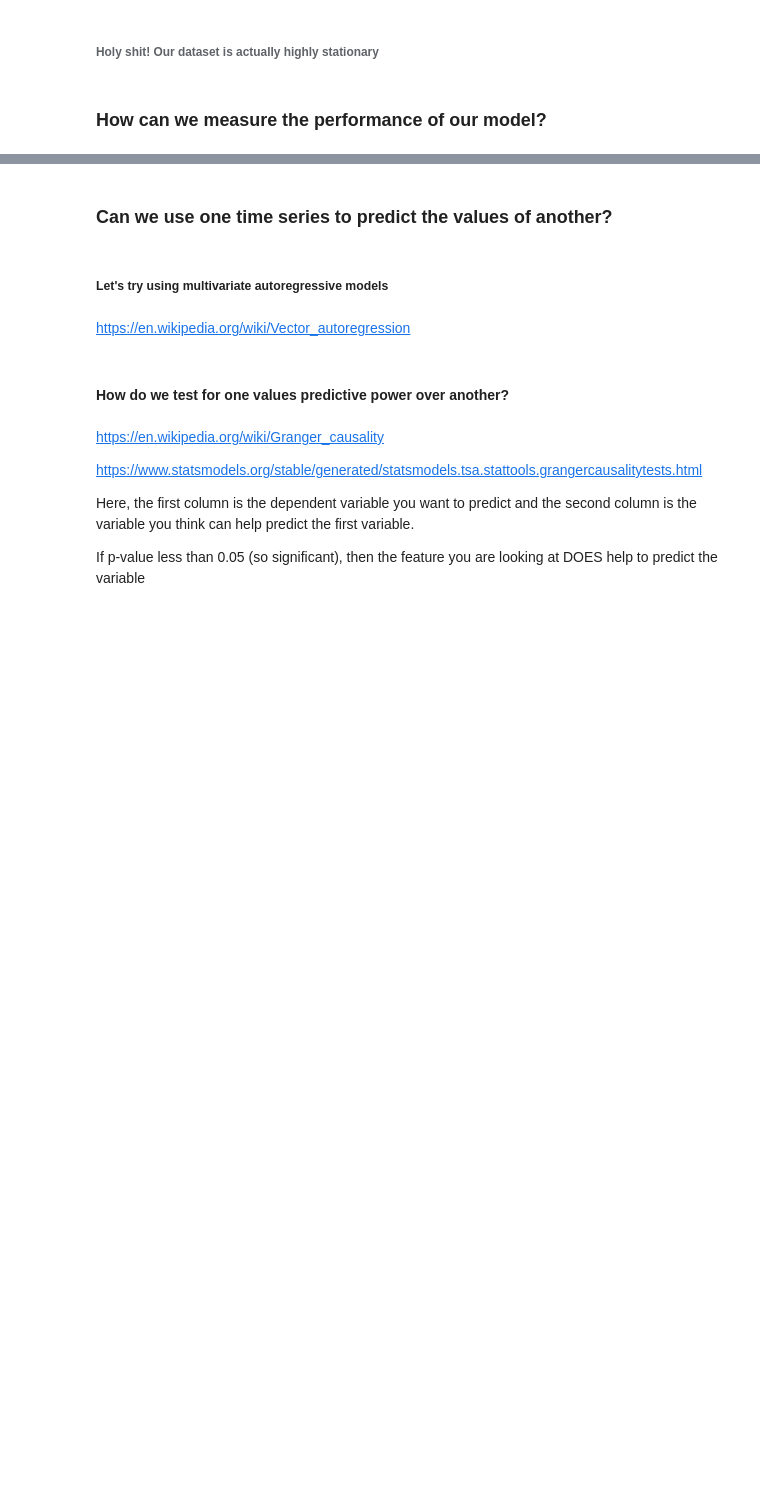
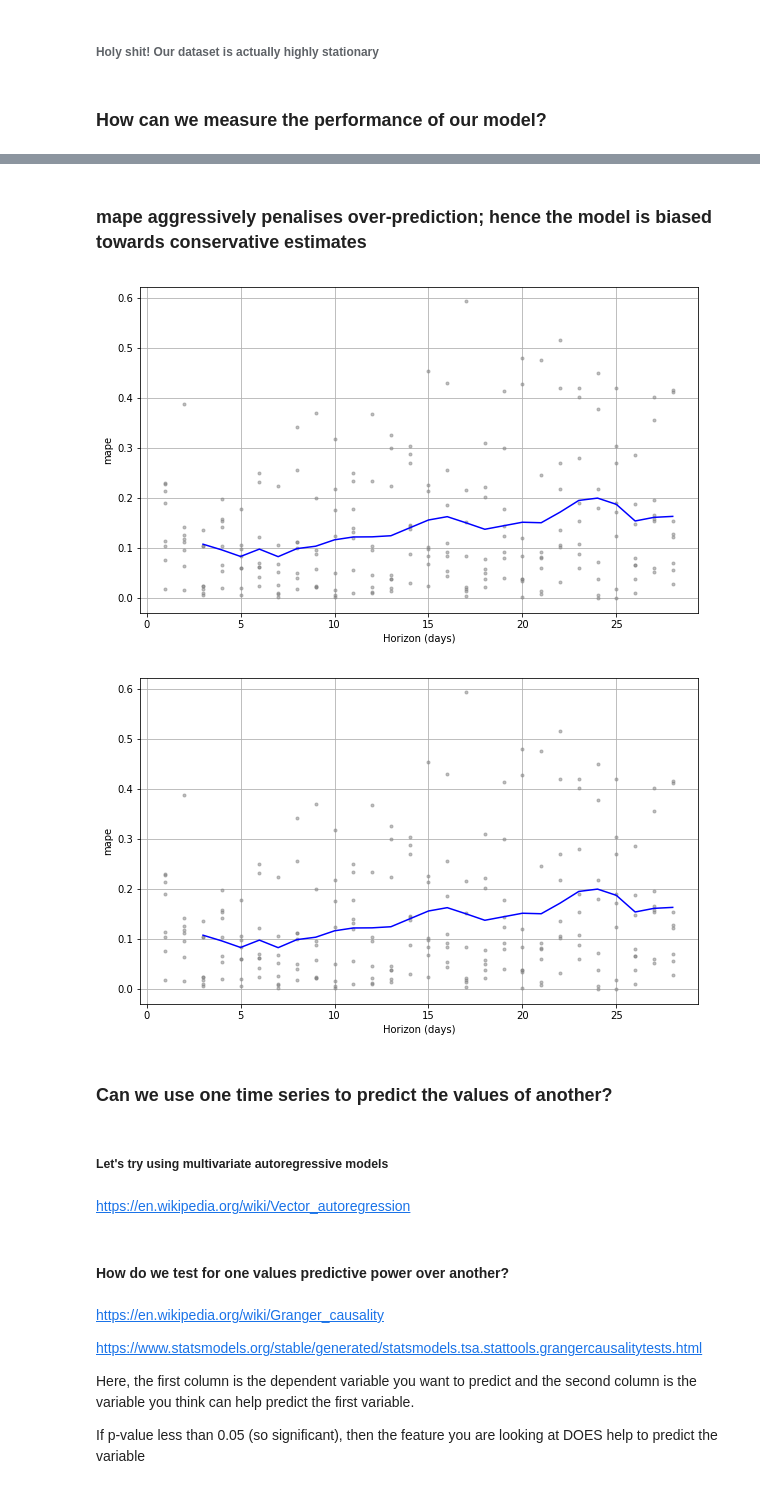
Before and after one commit to Z-an/forecast, a Jupyter notebook: liven/livenforecast.ipynb, the cells around one changed output, grey strips where cells are left out. Drawn from its saved outputs; the diff is of its cells as text; code cells hidden in the pictures; blank space fills up the shorter version.

Commit message:
viz mape; improved output

```diff
--- a/liven/livenforecast.ipynb
+++ b/liven/livenforecast.ipynb
@@ -265,3 +230,10 @@ WARNING:pystan:Run again with max_treedepth larger than 10 to avoid saturation
+# %% [markdown]
+### mape aggressively penalises over-prediction; hence the model is biased towards conservative estimates
+# %%
+plot_cross_validation_metric(cv_results,'mape')
+# %% [output]
+[figure, added]
+[figure, added]
 # %% [markdown]
 ### Can we use one time series to predict the values of another?
 # %% [markdown]
```
Also changed, not shown: parts of 15 cells of this notebook, 1 other file.
